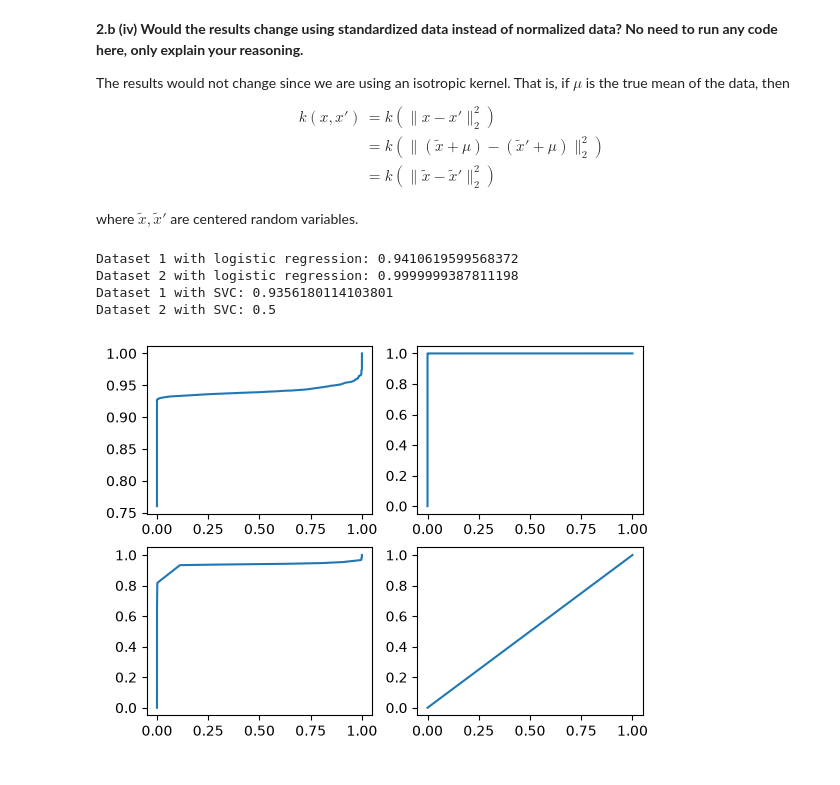
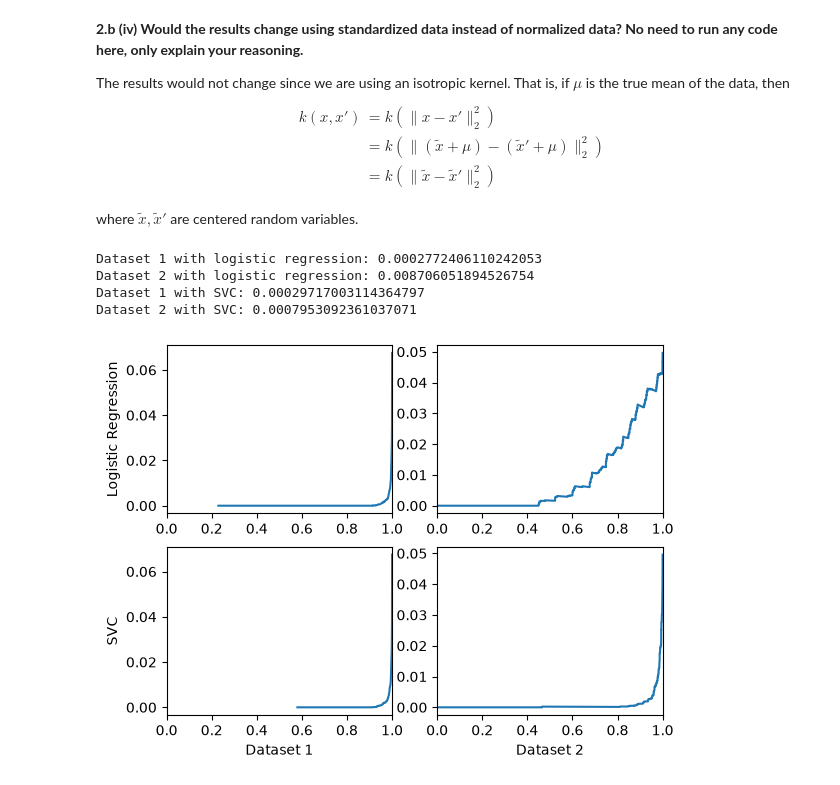
Before and after one commit to clorc/mlfi_projects_hs26, a Jupyter notebook: proj_2_credit_analytics/Project2_2026_Template.ipynb, the cells around one changed output. Saved outputs shown, nothing was run; the diff lists cells and outputs as text; code cells hidden in the pictures.

Commit message:
Corrected FDR/TPR curve and finished project report

```diff
--- a/proj_2_credit_analytics/Project2_2026_Template.ipynb
+++ b/proj_2_credit_analytics/Project2_2026_Template.ipynb
@@ -188,48 +174,52 @@ import matplotlib.pyplot as plt
 # as the approximation of the integral (or AUC)
 
 def compute_fdr_tpr(y_true, y_pred, ax):
-    a = np.linspace(0, n-1, 1000, dtype=int)
-    a = np.sort(y1_pred_log[m:, 1])[a]
+    a = np.sort(y_pred[m:, 1])
+
 
     n_tp = np.array([np.count_nonzero(y_true[m:]*(c <= y_pred[m:,1])) for c in a])
     n_fp = np.array([np.count_nonzero((1-y_true[m:])*(c <= y_pred[m:,1])) for c in a])
-    n_tn = np.array([np.count_nonzero(y_true[m:]*(c > y_pred[m:,1])) for c in a])
-    n_fn = np.array([np.count_nonzero((1-y_true[m:])*(c > y_pred[m:,1])) for c in a])
+    n_fn = np.array([np.count_nonzero(y_true[m:]*(c > y_pred[m:,1])) for c in a])
 
     # Calculate FDR and TPR rate (points on the FDR/TPR curve) and the AUC
+    fdr = n_fp/(n_fp + n_tp)
     tpr = n_tp/(n_tp + n_fn)
-    fpr = n_fp/(n_fp + n_tn)
 
-    ax.plot(fpr, tpr)
+    ax.plot(tpr, fdr)
+    ax.set_xlim([0,1])
 
-    auc = np.sum((tpr[:999]+tpr[1:])/2 * (fpr[:999]-fpr[1:]))
+    auc = np.sum((fdr[:n-1]+fdr[1:])/2 * (tpr[:n-1]-tpr[1:]))
 
     return auc
 
 
 fig, ((ax1, ax2), (ax3, ax4)) = plt.subplots(2, 2)
+ax1.set_ylabel("Logistic Regression")
+ax3.set_ylabel("SVC")
+ax3.set_xlabel("Dataset 1")
+ax4.set_xlabel("Dataset 2")
 
 # first data set & logistic regression:
 # (the code should be reusable for all cases, only exchanging datasets and predicted probabilities depending on the model)
 print(f'Dataset 1 with logistic regression: {compute_fdr_tpr(y1, y1_pred_log, ax1)}')
 
 # second data set & logistic regression:
 print(f'Dataset 2 with logistic regression: {compute_fdr_tpr(y2, y2_pred_log, ax2)}')
 
 # first data set and SVM:
 print(f'Dataset 1 with SVC: {compute_fdr_tpr(y1, y1_pred_svc, ax3)}')
 
 # second data set and SVM:
 print(f'Dataset 2 with SVC: {compute_fdr_tpr(y2, y2_pred_svc, ax4)}')
 
 fig.show()
 
 # Print the AUC values.
 # Briefly explain (in a Markdown cell or comments) how you construct the curves, interpret what
 # the AUC means in this setting, and compare the two models on both data sets.
 # %% [output]
-Dataset 1 with logistic regression: 0.9410619599568372
-Dataset 2 with logistic regression: 0.9999999387811198
-Dataset 1 with SVC: 0.9356180114103801
-Dataset 2 with SVC: 0.5
+Dataset 1 with logistic regression: 0.0002772406110242053
+Dataset 2 with logistic regression: 0.008706051894526754
+Dataset 1 with SVC: 0.00029717003114364797
+Dataset 2 with SVC: 0.0007953092361037071
-[figure, old version]
+[figure, new version]
```
Also changed, not shown: parts of 25 cells of this notebook.
